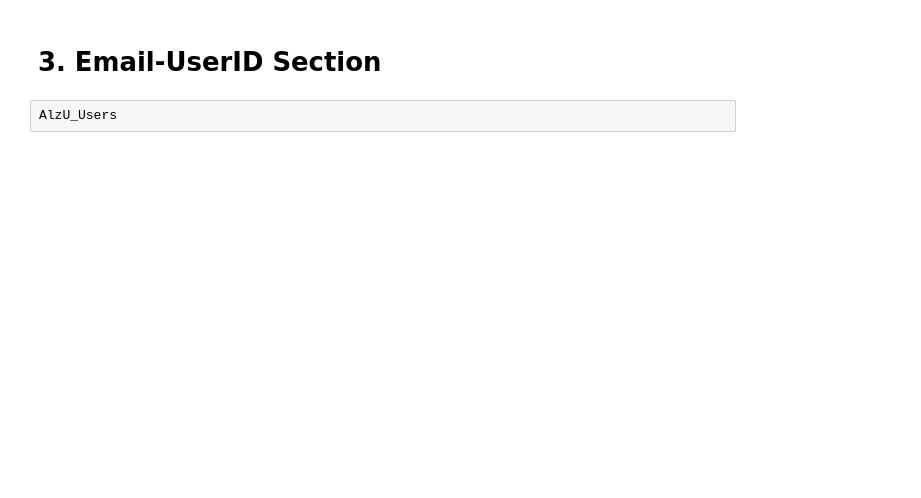
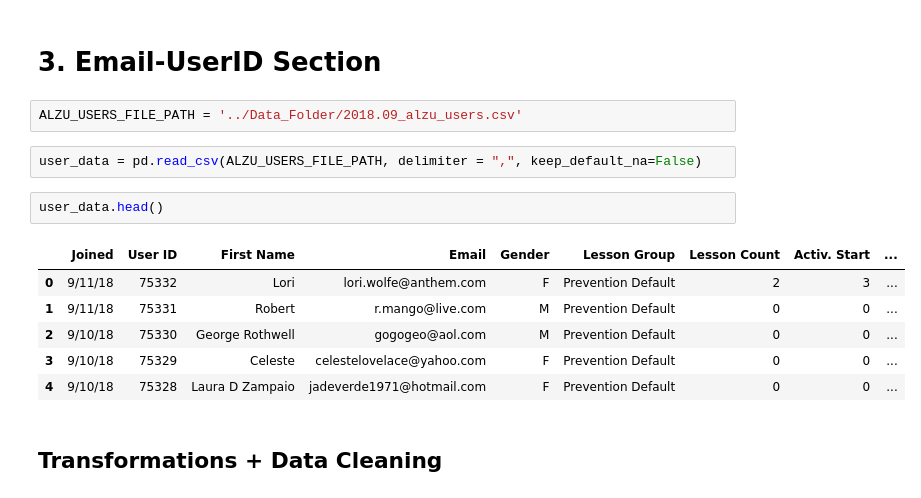
Before and after one commit to trallen91/Trace, a Jupyter notebook: 2018.09.05_AlzU_Data_Analysis.ipynb, the cells around one changed output. Drawn from its saved outputs; the diff is of its cells as text; blank space fills up the shorter version.

```diff
--- a/2018.09.05_AlzU_Data_Analysis.ipynb
+++ b/2018.09.05_AlzU_Data_Analysis.ipynb
@@ -93,4 +175,17 @@ Number of unique users: 8242
 # %% [markdown]
 # 3. Email-UserID Section
-# %%
-AlzU_Users
+# %%
+ALZU_USERS_FILE_PATH = '../Data_Folder/2018.09_alzu_users.csv'
+# %%
+user_data = pd.read_csv(ALZU_USERS_FILE_PATH, delimiter = ",", keep_default_na=False)
+# %%
+user_data.head()
+# %% [output]
+|  | Joined | User ID | First Name | Email | Gender | Lesson Group | Lesson Count | Activ. Start | ... |
+| 0 | 9/11/18 | 75332 | Lori | lori.wolfe@anthem.com | F | Prevention Default | 2 | 3 | ... |
+| 1 | 9/11/18 | 75331 | Robert | r.mango@live.com | M | Prevention Default | 0 | 0 | ... |
+| 2 | 9/10/18 | 75330 | George Rothwell | gogogeo@aol.com | M | Prevention Default | 0 | 0 | ... |
+| 3 | 9/10/18 | 75329 | Celeste | celestelovelace@yahoo.com | F | Prevention Default | 0 | 0 | ... |
+| 4 | 9/10/18 | 75328 | Laura D Zampaio | jadeverde1971@hotmail.com | F | Prevention Default | 0 | 0 | ... |
+# %% [markdown]
+## Transformations + Data Cleaning
```
Also changed, not shown: parts of 70 cells of this notebook.
